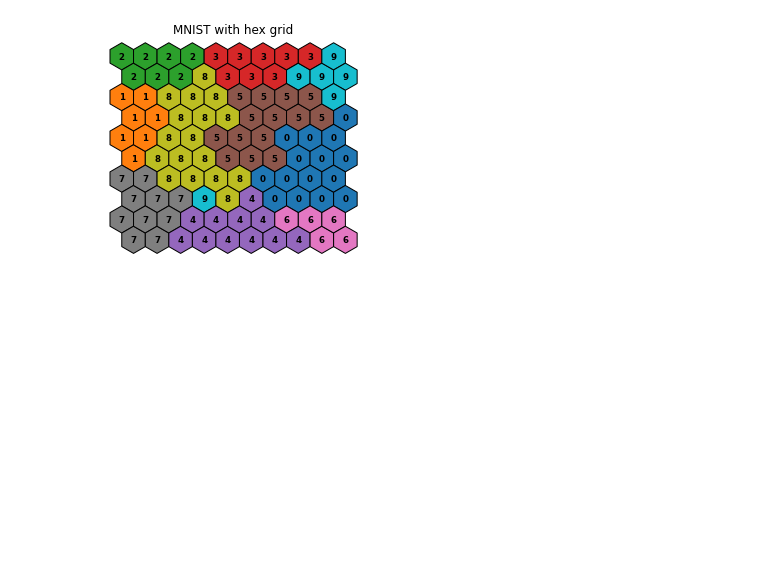
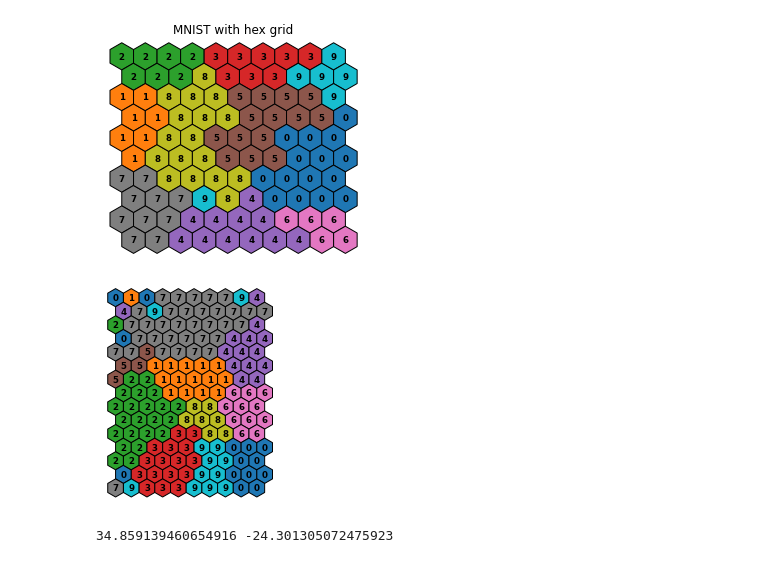
Before and after one commit to gekas145/SOM, a Jupyter notebook: demo.ipynb, the cells around one changed output. Cells and saved outputs as stored; diff of their text form; code cells hidden in the pictures; blank space fills up the shorter version.

```diff
--- a/demo.ipynb
+++ b/demo.ipynb
@@ -29,3 +29,20 @@ som.fit(X, y)
 som.plot("MNIST with hex grid")
 # %% [output]
 [figure]
+# %%
+som = SOM(15, 10,
+          epochs=150,
+          learning_rate_start=0.001,
+          learning_rate_end=0.00001,
+          neighbourhood_rate_start=4,
+          neighbourhood_rate_end=3,
+          neighbourhood_func="mexican_hat")
+som.fit(X, y)
+# %%
+som.plot()
+# %% [output]
+[figure, added]
+# %%
+print(np.max(som.vectors), np.min(som.vectors))
+# %% [output]
+34.859139460654916 -24.301305072475923
```
Also changed, not shown: parts of 1 cell of this notebook, 1 other file.
